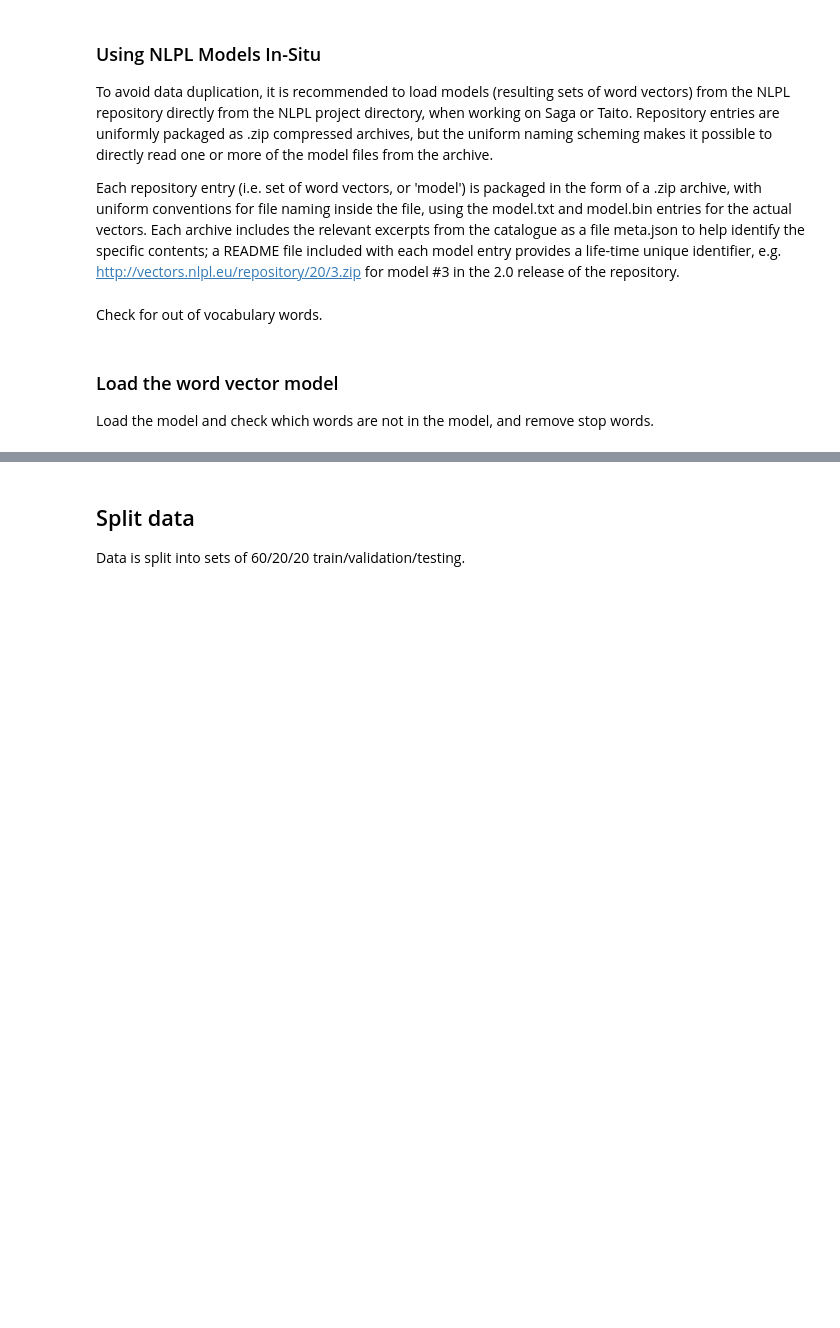
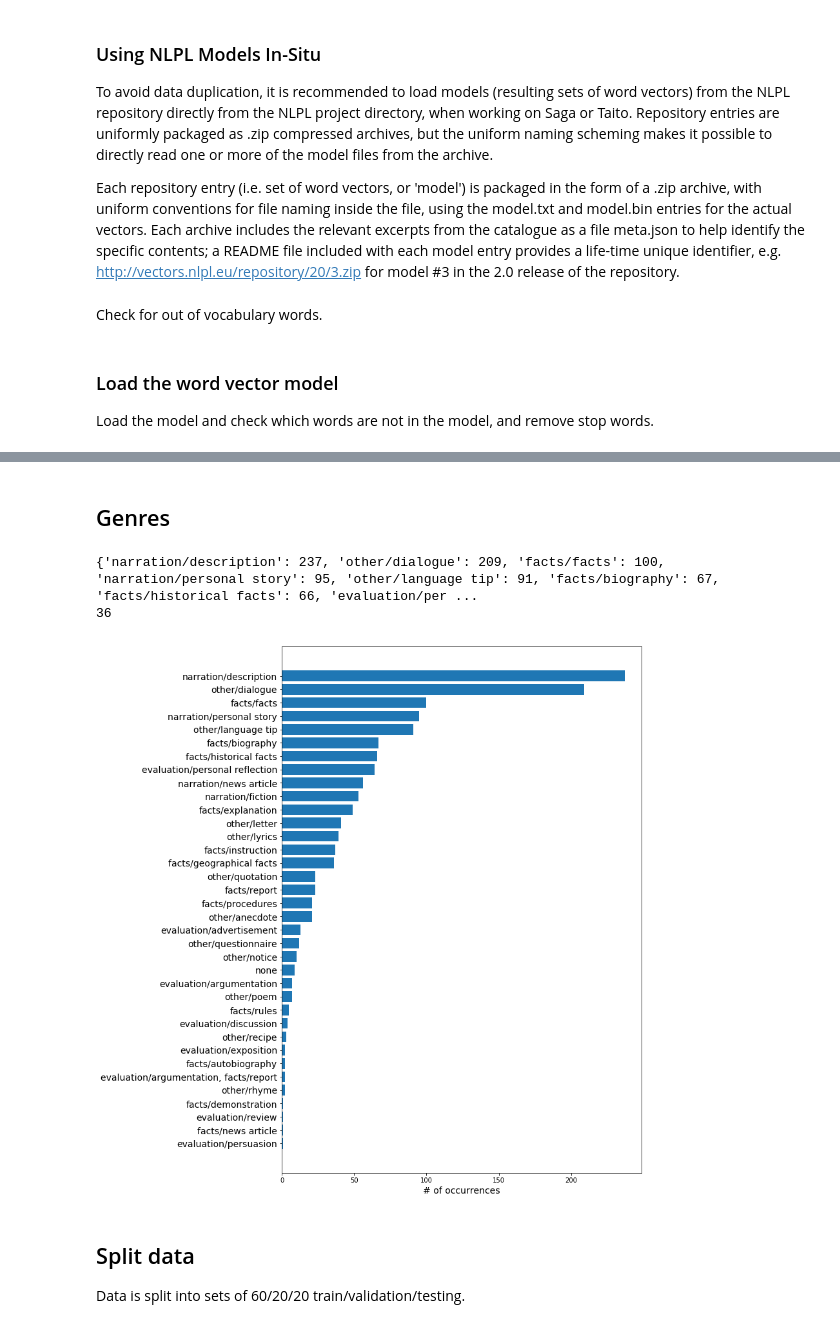
Before and after one commit to eliyetres/lt2314-project, a Jupyter notebook: code/Multi-label text genre classification.ipynb, the cells around one changed output, grey strips where cells are left out. Saved outputs shown, nothing was run; the diff lists cells and outputs as text; code cells hidden in the pictures; blank space fills up the shorter version.

Commit message:
changed the way genres a specified

```diff
--- a/code/Multi-label text genre classification.ipynb
+++ b/code/Multi-label text genre classification.ipynb
@@ -241,3 +275,32 @@ Percentage of missing words: 1%
+# %% [markdown]
+## Genres
+# %%
+unique_genres={k: v for k, v in sorted(all_genres.items(), reverse=True, key=lambda item: item[1])}
+print(unique_genres)
+print(len((unique_genres)))
+# %% [output]
+{'narration/description': 237, 'other/dialogue': 209, 'facts/facts': 100, 'narration/personal story': 95, 'other/language tip': 91, 'facts/biography': 67, 'facts/historical facts': 66, 'evaluation/per ...
+36
+# %%
+import matplotlib.pyplot as plt
+%matplotlib inline
+
+fig, ax = plt.subplots(figsize=(10,15))
+ax.figsize=(40,40)
+
+people = list(unique_genres.keys())
+y_pos = np.arange(len(people))
+performance = list(unique_genres.values())
+
+ax.barh(y_pos, performance, align='center')
+ax.set_yticks(y_pos)
+ax.set_yticklabels(people, fontsize=14)
+ax.invert_yaxis()  # labels read top-to-bottom
+ax.set_xlabel('# of occurrences', fontsize=14)
+
+plt.show()
+# %% [output]
+[figure, added]
 # %% [markdown]
 ## Split data
 Data is split into sets of 60/20/20 train/validation/testing.
```
Also changed, not shown: parts of 14 cells of this notebook.
